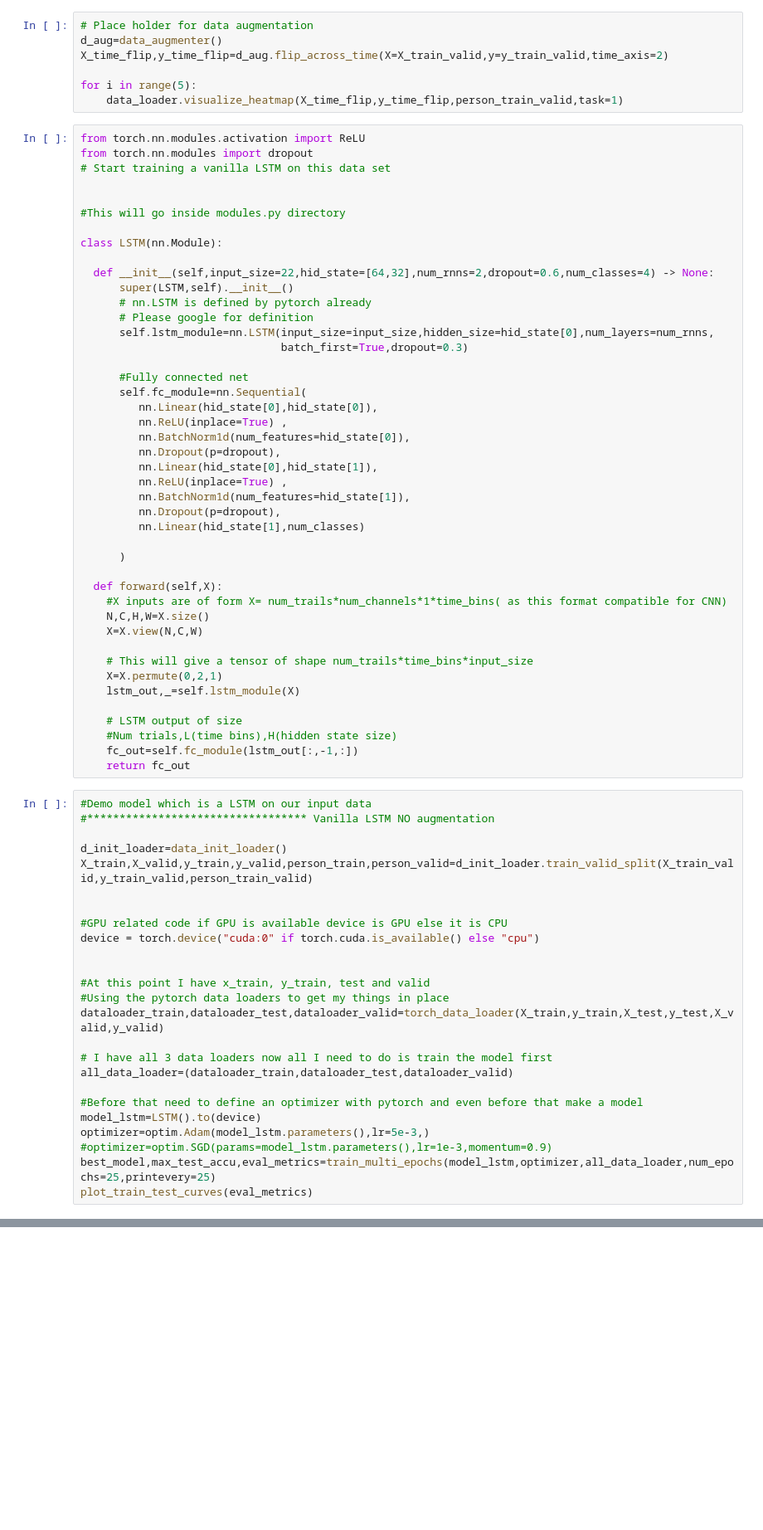
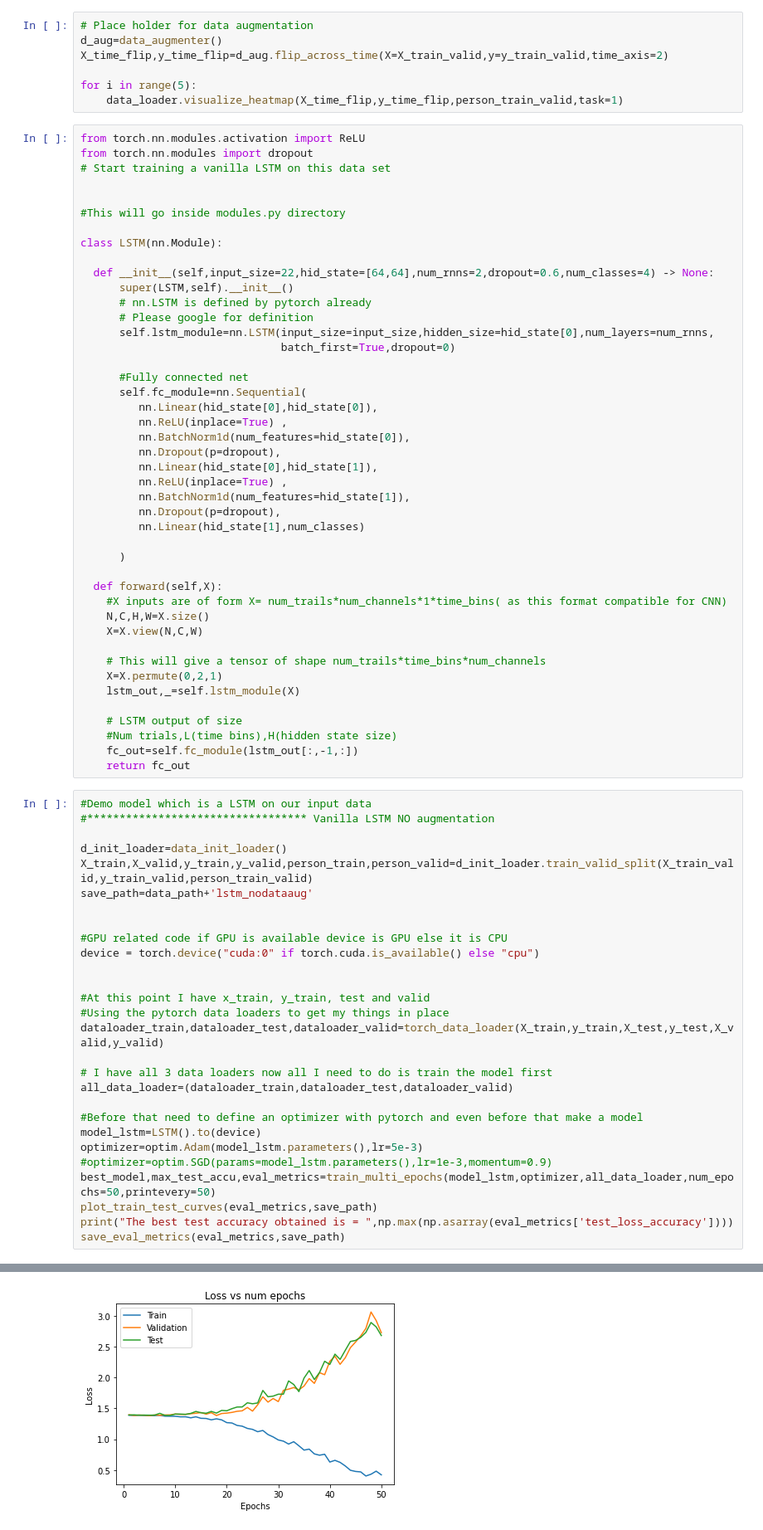
Before and after one commit to chethanchinder/eegClassification, a Jupyter notebook: Initial_Playground.ipynb, the cells around one changed output, grey strips where cells are left out. Shown at 83% size. Cells and saved outputs as stored; diff of their text form; blank space fills up the shorter version.

Commit message:
Added save support for images and eval_metrics

```diff
--- a/Initial_Playground.ipynb
+++ b/Initial_Playground.ipynb
@@ -88,12 +102,12 @@ from torch.nn.modules import dropout
 
 class LSTM(nn.Module):
 
-  def __init__(self,input_size=22,hid_state=[64,32],num_rnns=2,dropout=0.6,num_classes=4) -> None:
+  def __init__(self,input_size=22,hid_state=[64,64],num_rnns=2,dropout=0.6,num_classes=4) -> None:
       super(LSTM,self).__init__()
       # nn.LSTM is defined by pytorch already
       # Please google for definition
       self.lstm_module=nn.LSTM(input_size=input_size,hidden_size=hid_state[0],num_layers=num_rnns,
-                               batch_first=True,dropout=0.3)
+                               batch_first=True,dropout=0)
 
       #Fully connected net
       self.fc_module=nn.Sequential(
@@ -114,7 +128,7 @@ class LSTM(nn.Module):
     N,C,H,W=X.size()
     X=X.view(N,C,W)
 
-    # This will give a tensor of shape num_trails*time_bins*input_size
+    # This will give a tensor of shape num_trails*time_bins*num_channels
     X=X.permute(0,2,1)
     lstm_out,_=self.lstm_module(X)
 
@@ -128,6 +142,7 @@ class LSTM(nn.Module):
 
 d_init_loader=data_init_loader()
 X_train,X_valid,y_train,y_valid,person_train,person_valid=d_init_loader.train_valid_split(X_train_valid,y_train_valid,person_train_valid)
+save_path=data_path+'lstm_nodataaug'
 
 
 #GPU related code if GPU is available device is GPU else it is CPU
@@ -143,7 +158,10 @@ all_data_loader=(dataloader_train,dataloader_test,dataloader_valid)
 
 #Before that need to define an optimizer with pytorch and even before that make a model
 model_lstm=LSTM().to(device)
-optimizer=optim.Adam(model_lstm.parameters(),lr=5e-3,)
+optimizer=optim.Adam(model_lstm.parameters(),lr=5e-3)
 #optimizer=optim.SGD(params=model_lstm.parameters(),lr=1e-3,momentum=0.9)
-best_model,max_test_accu,eval_metrics=train_multi_epochs(model_lstm,optimizer,all_data_loader,num_epochs=25,printevery=25)
-plot_train_test_curves(eval_metrics)
+best_model,max_test_accu,eval_metrics=train_multi_epochs(model_lstm,optimizer,all_data_loader,num_epochs=50,printevery=50)
+plot_train_test_curves(eval_metrics,save_path)
+print("The best test accuracy obtained is = ",np.max(np.asarray(eval_metrics['test_loss_accuracy'])))
+save_eval_metrics(eval_metrics,save_path)
+# %% [output]
@@ -149,0 +185 @@ plot_train_test_curves(eval_metrics)
+[figure, added]
```
Also changed, not shown: parts of 12 cells of this notebook, 1 other file.
